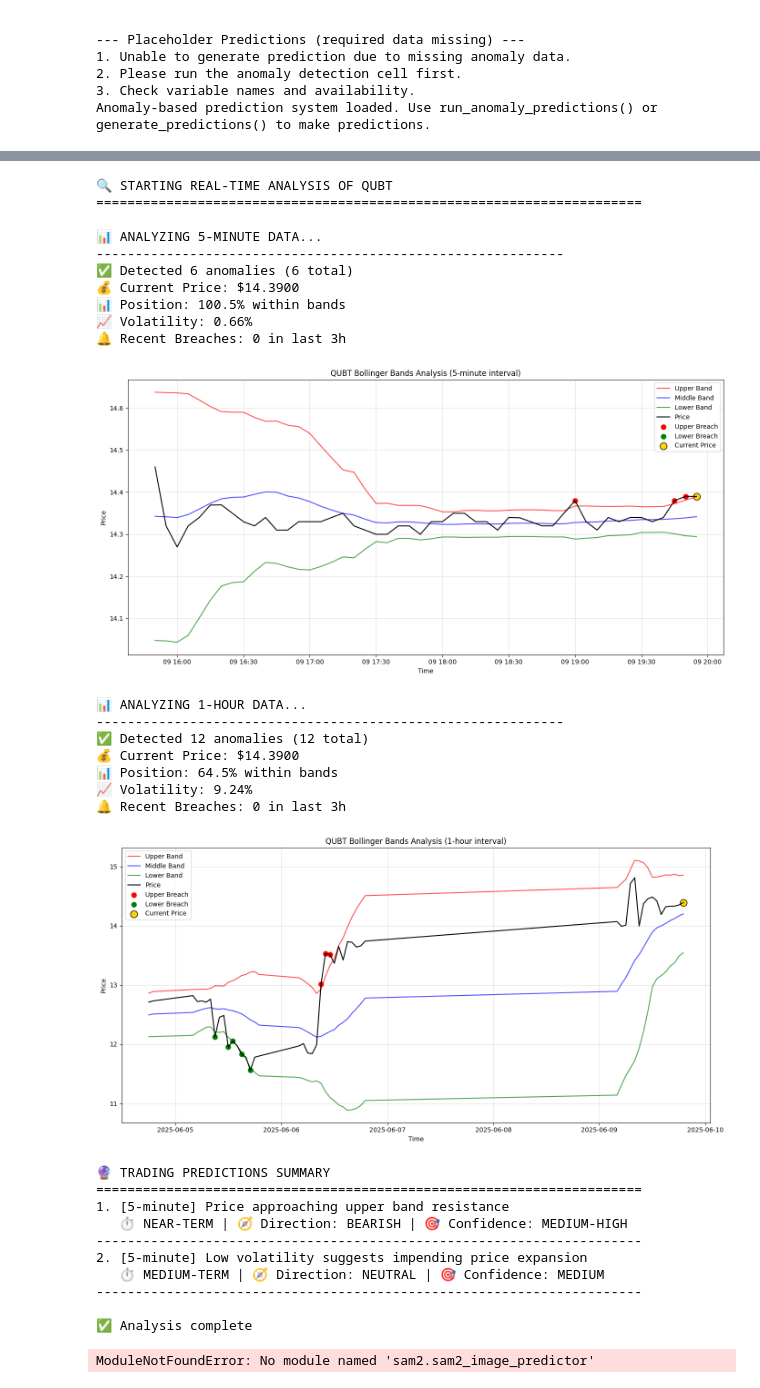
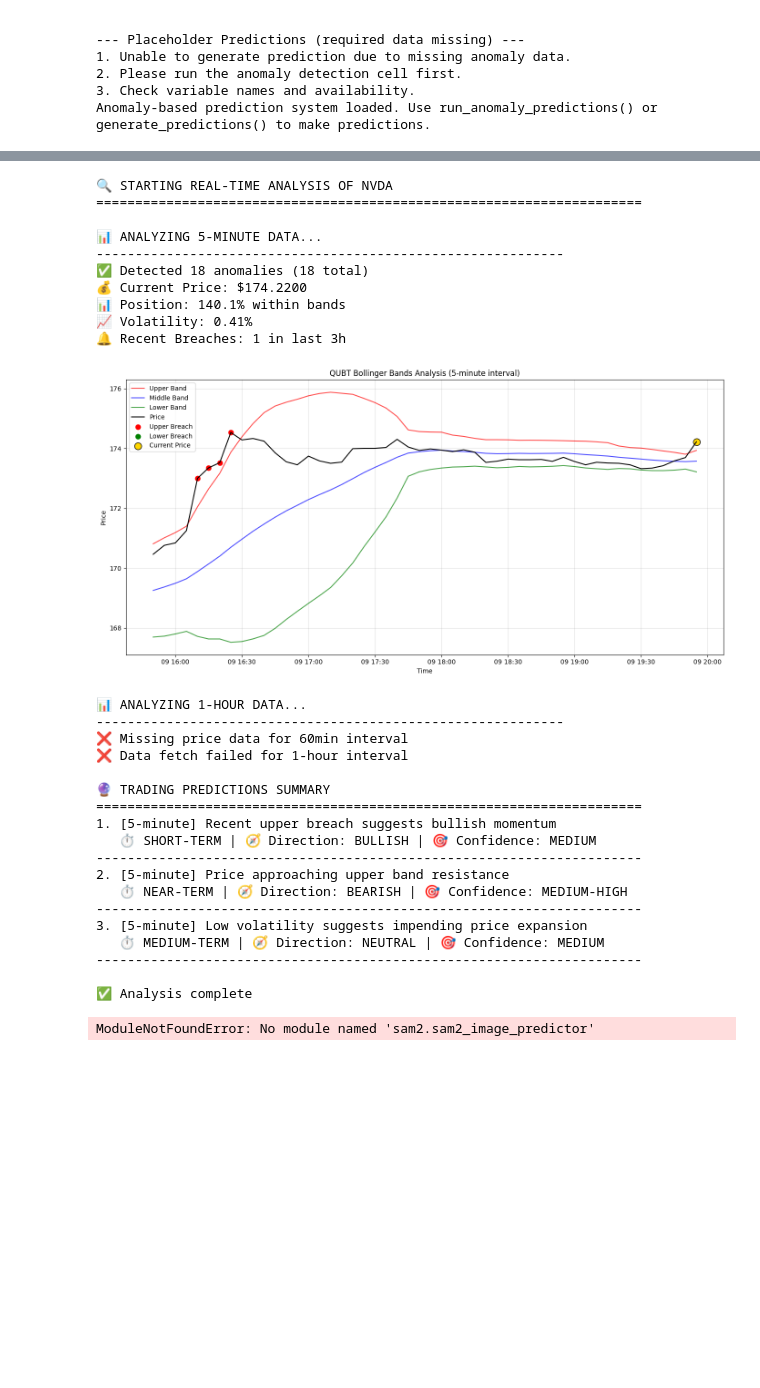
Before and after one commit to adamaslan/ai-fin3, a Jupyter notebook: boll4.ipynb, the cells around one changed output, grey strips where cells are left out. Cells and saved outputs as stored; diff of their text form; code cells hidden in the pictures; blank space fills up the shorter version.

```diff
--- a/boll4.ipynb
+++ b/boll4.ipynb
@@ -113,7 +113,7 @@ def detect_anomalies(df, interval_name, encoding_dim_factor=0.5, threshold_facto
 # %%
 # Cell 5: Main Execution
 if __name__ == "__main__":
-    SYMBOL = 'QUBT'
+    SYMBOL = 'NVDA'
     params_5min = {
         "function": "BBANDS",
         "symbol": SYMBOL,
@@ -2669,7 +2669,7 @@ def visualize_analysis(combined, interval):
     plt.tight_layout()
     plt.show()
 
-def run_qubt_analysis(symbol="QUBT"):
+def run_qubt_analysis(symbol="NVDA"):
     """Main analysis function"""
     print(f"\n🔍 STARTING REAL-TIME ANALYSIS OF {symbol}")
     print("=" * 70)
@@ -2718,59 +2718,59 @@ def run_qubt_analysis(symbol="QUBT"):
         volatility = band_width / latest['middle']
 
         print(f"💰 Current Price: ${latest['close']:.4f}")
         print(f"📊 Position: {price_position:.1%} within bands")
         print(f"📈 Volatility: {volatility:.2%}")
         print(f"🔔 Recent Breaches: {len([b for b in breach_info if b['timestamp'] > datetime.now() - timedelta(hours=3)])} in last 3h")
 
         # Visualize
         visualize_analysis(combined.tail(50), display_int)
 
     # Display predictions
     print("\n🔮 TRADING PREDICTIONS SUMMARY")
     print("=" * 70)
     for i, pred in enumerate(all_predictions, 1):
         print(f"{i}. [{pred['interval']}] {pred['message']}")
         print(f"   ⏱️ {pred['timeframe']} | "
               f"🧭 Direction: {pred['direction'].upper()} | "
               f"🎯 Confidence: {pred['confidence']}")
         print("-" * 70)
 
     return all_predictions
 
 # Run analysis
 if __name__ == "__main__":
-    predictions = run_qubt_analysis("QUBT")
+    predictions = run_qubt_analysis("NVDA")
     print("\n✅ Analysis complete")
 # %% [output]
-🔍 STARTING REAL-TIME ANALYSIS OF QUBT
+🔍 STARTING REAL-TIME ANALYSIS OF NVDA
 ======================================================================
 
 📊 ANALYZING 5-MINUTE DATA...
 ------------------------------------------------------------
-✅ Detected 6 anomalies (6 total)
-💰 Current Price: $14.3900
-📊 Position: 100.5% within bands
-📈 Volatility: 0.66%
-🔔 Recent Breaches: 0 in last 3h
+✅ Detected 18 anomalies (18 total)
+💰 Current Price: $174.2200
+📊 Position: 140.1% within bands
+📈 Volatility: 0.41%
+🔔 Recent Breaches: 1 in last 3h
-[figure, old version]
+[figure, new version]
 📊 ANALYZING 1-HOUR DATA...
 ------------------------------------------------------------
-✅ Detected 12 anomalies (12 total)
-💰 Current Price: $14.3900
-📊 Position: 64.5% within bands
-📈 Volatility: 9.24%
-🔔 Recent Breaches: 0 in last 3h
+❌ Missing price data for 60min interval
+❌ Data fetch failed for 1-hour interval
+
+🔮 TRADING PREDICTIONS SUMMARY
+======================================================================
+1. [5-minute] Recent upper breach suggests bullish momentum
+   ⏱️ SHORT-TERM | 🧭 Direction: BULLISH | 🎯 Confidence: MEDIUM
+----------------------------------------------------------------------
+2. [5-minute] Price approaching upper band resistance
+   ⏱️ NEAR-TERM | 🧭 Direction: BEARISH | 🎯 Confidence: MEDIUM-HIGH
+----------------------------------------------------------------------
+3. [5-minute] Low volatility suggests impending price expansion
+   ⏱️ MEDIUM-TERM | 🧭 Direction: NEUTRAL | 🎯 Confidence: MEDIUM
+----------------------------------------------------------------------
+
+✅ Analysis complete
-[figure, removed]
-🔮 TRADING PREDICTIONS SUMMARY
-======================================================================
-1. [5-minute] Price approaching upper band resistance
-   ⏱️ NEAR-TERM | 🧭 Direction: BEARISH | 🎯 Confidence: MEDIUM-HIGH
-----------------------------------------------------------------------
-2. [5-minute] Low volatility suggests impending price expansion
-   ⏱️ MEDIUM-TERM | 🧭 Direction: NEUTRAL | 🎯 Confidence: MEDIUM
-----------------------------------------------------------------------
-
-✅ Analysis complete
 # %%
 # %% [output]
 ModuleNotFoundError: No module named 'sam2.sam2_image_predictor'
```
Also changed, not shown: parts of 2 cells of this notebook, 49 other files.
